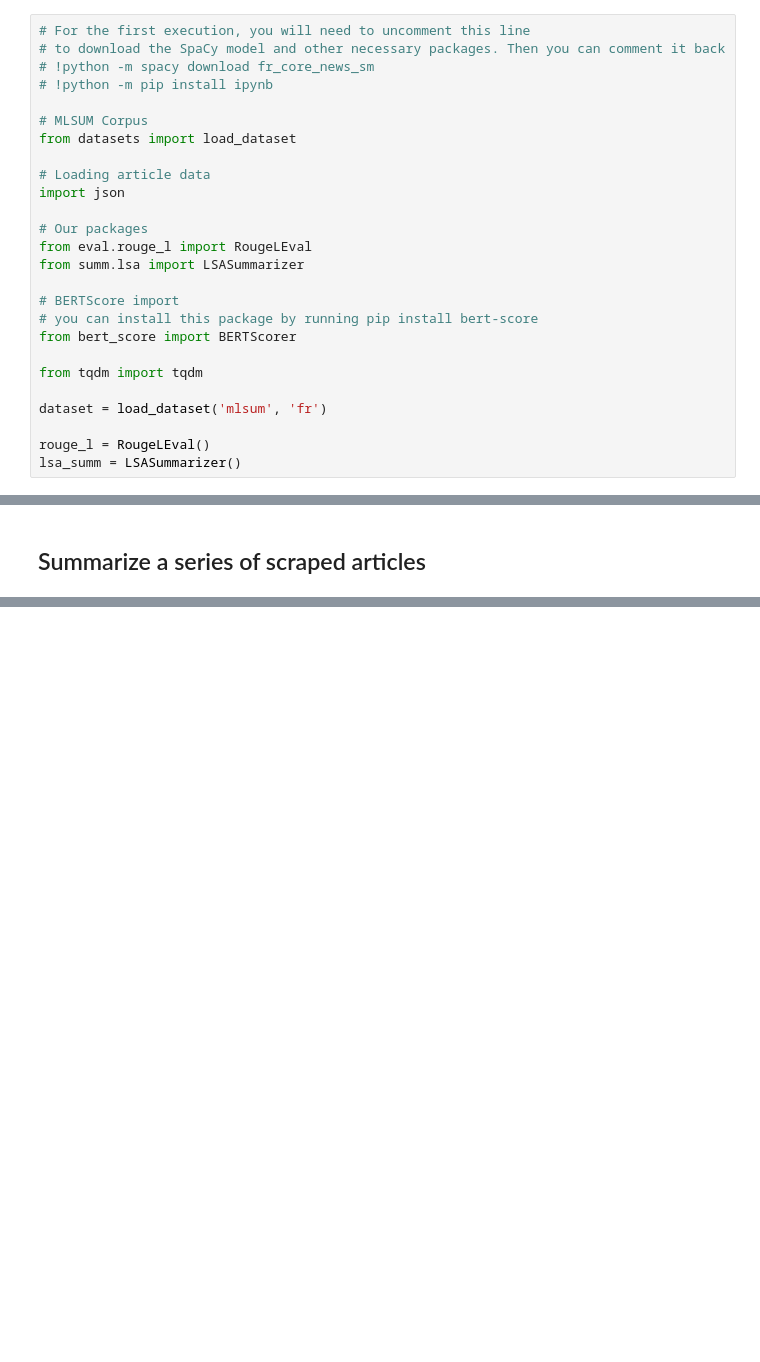
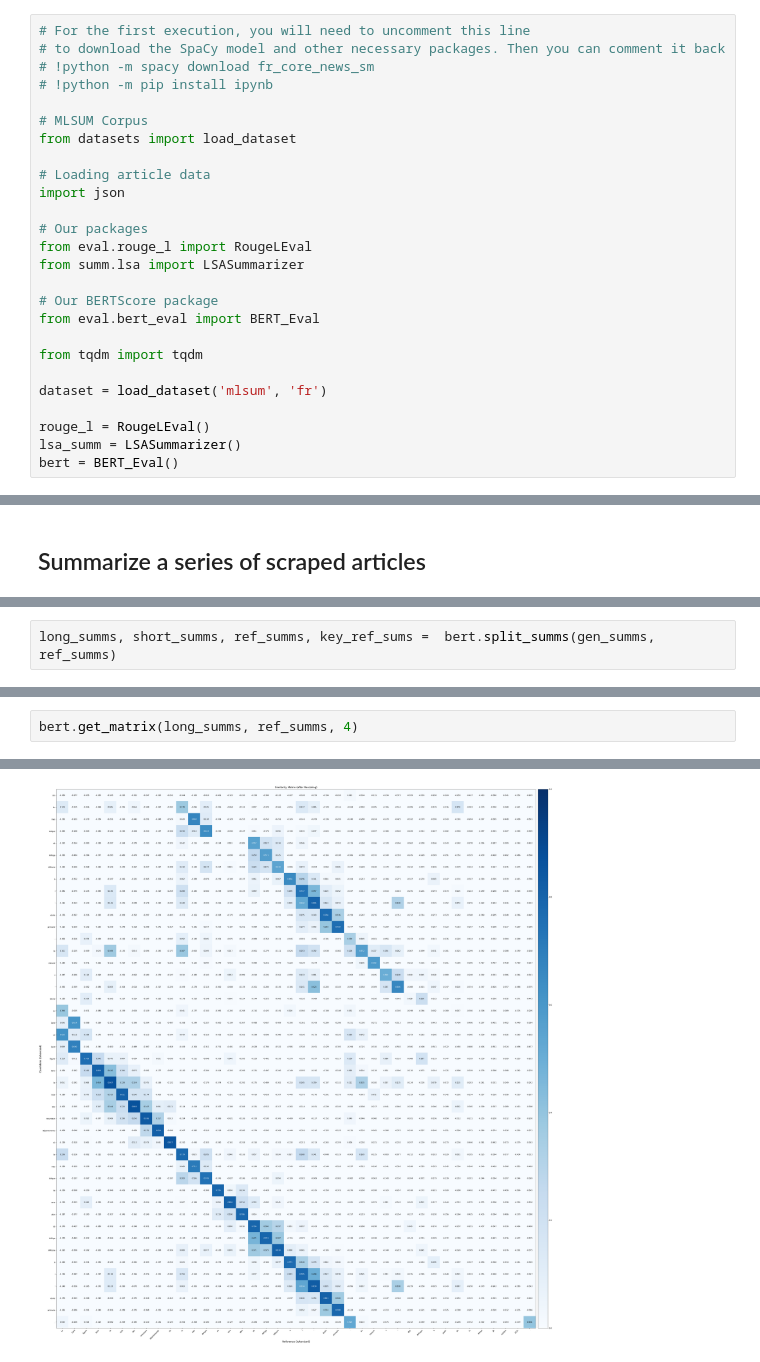
Before and after one commit to pie3636/newsjam, a Jupyter notebook: main.ipynb, the cells around one changed output, grey strips where cells are left out. Cells and saved outputs as stored; diff of their text form; blank space fills up the shorter version.

Commit message:
addition of BERTScore evaluation

```diff
--- a/main.ipynb
+++ b/main.ipynb
@@ -16,9 +16,8 @@ import json
 from eval.rouge_l import RougeLEval
 from summ.lsa import LSASummarizer
 
-# BERTScore import
-# you can install this package by running pip install bert-score
-from bert_score import BERTScorer
+# Our BERTScore package
+from eval.bert_eval import BERT_Eval
 
 from tqdm import tqdm
 
@@ -26,6 +25,7 @@ dataset = load_dataset('mlsum', 'fr')
 
 rouge_l = RougeLEval()
 lsa_summ = LSASummarizer()
+bert = BERT_Eval()
 # %% [output]
 Reusing dataset mlsum (/Users/josephkeenan/.cache/huggingface/datasets/mlsum/fr/1.0.0/77f23eb185781f439927ac2569ab1da1083195d8b2dab2b2f6bbe52feb600688)
 # %% [markdown]
@@ -114,0 +110,2 @@ Keyword F1-score avg      52.371 %
+# %%
+long_summs, short_summs, ref_summs, key_ref_sums =  bert.split_summs(gen_summs, ref_summs)
@@ -114,0 +127,3 @@ Keyword F1-score avg      52.371 %
+# %%
+bert.get_matrix(long_summs, ref_summs, 4)
+# %% [output]
@@ -114,0 +133 @@ Keyword F1-score avg      52.371 %
+[figure, added]
```
Also changed, not shown: parts of 5 cells of this notebook.
